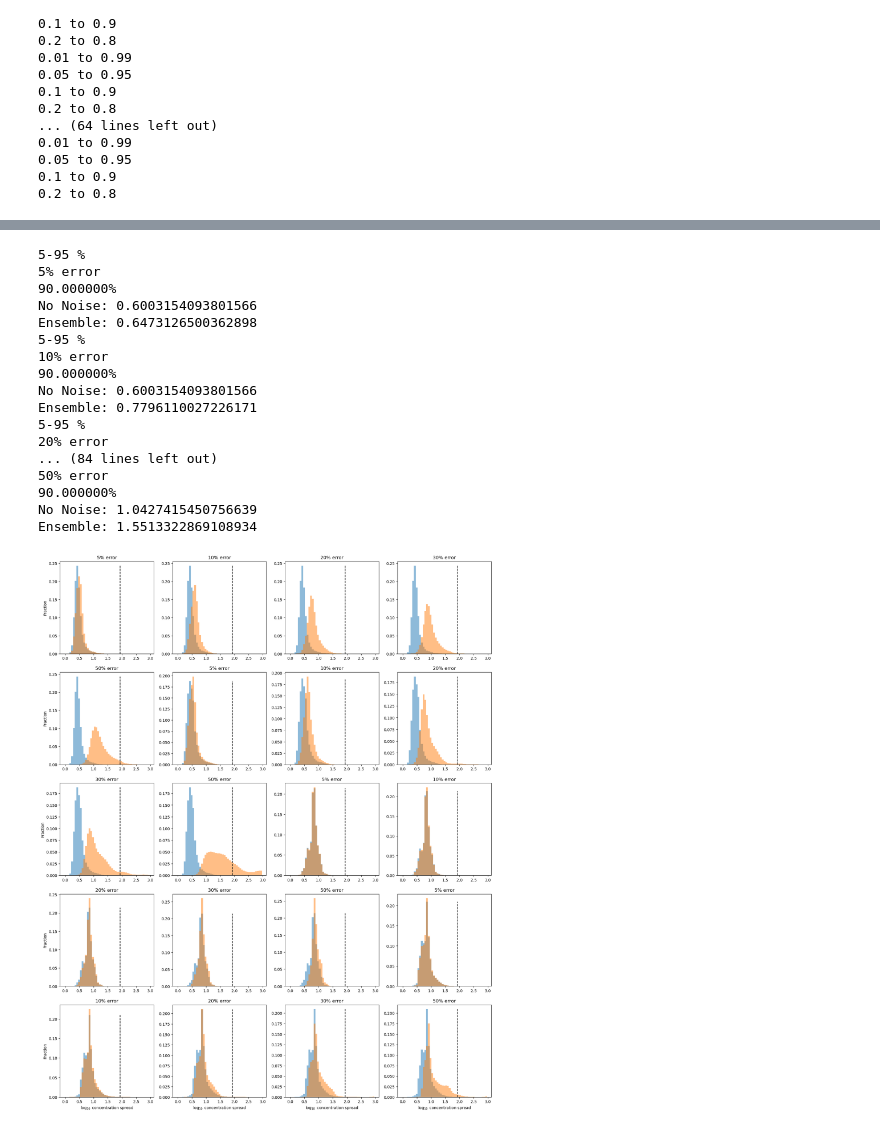
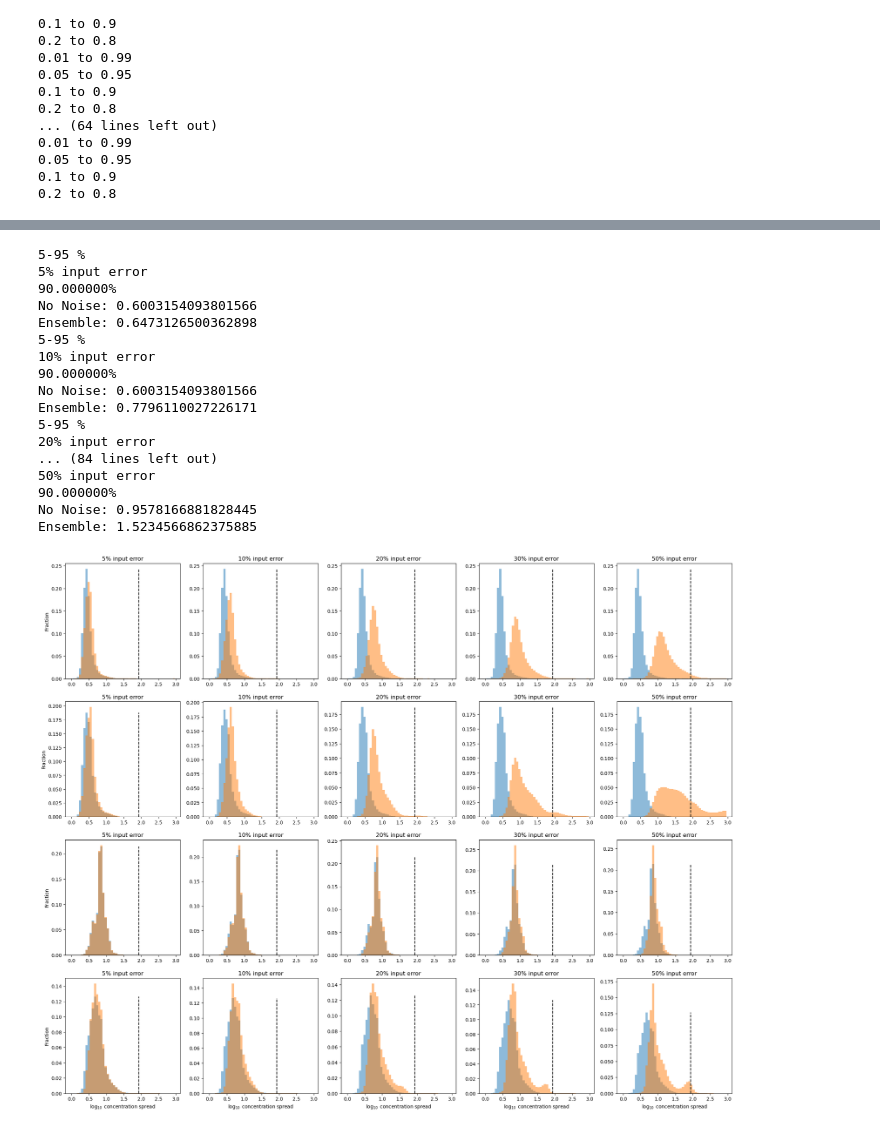
Before and after one commit to NCAR/aerosol-scattering, a Jupyter notebook: scripts/breeze/analyze_output_netcdf.ipynb, the cells around one changed output, grey strips where cells are left out. Saved outputs shown, nothing was run; the diff lists cells and outputs as text; code cells hidden in the pictures.

Commit message:
update notebooks used for producing paper plots

```diff
--- a/scripts/breeze/analyze_output_netcdf.ipynb
+++ b/scripts/breeze/analyze_output_netcdf.ipynb
@@ -70,11 +72,17 @@ file_name_lst = [
     # "/export/breeze1/mhayman/aerosol_poly_nn/output_analysis/full_aggregate_analysis_20260501T064012_30error.nc", # 1 beta, 1 alpha 355 nm, all refractive indices 30% training error
     # "/export/breeze1/mhayman/aerosol_poly_nn/output_analysis/full_aggregate_analysis_20260501T064012_50error.nc", # 1 beta, 1 alpha 355 nm, all refractive indices 30% training error
 
-    "/export/breeze1/mhayman/aerosol_poly_nn/output_analysis/full_aggregate_analysis_20260327T080000_5error.nc", # 1 beta, 1 alpha 532 nm, all refractive indices
-    "/export/breeze1/mhayman/aerosol_poly_nn/output_analysis/full_aggregate_analysis_20260327T080000_10error.nc", # 1 beta, 1 alpha 532 nm, all refractive indices
-    "/export/breeze1/mhayman/aerosol_poly_nn/output_analysis/full_aggregate_analysis_20260327T080000_20error.nc", # 1 beta, 1 alpha 532 nm, all refractive indices
-    "/export/breeze1/mhayman/aerosol_poly_nn/output_analysis/full_aggregate_analysis_20260327T080000_30error.nc", # 1 beta, 1 alpha 532 nm, all refractive indices
-    "/export/breeze1/mhayman/aerosol_poly_nn/output_analysis/full_aggregate_analysis_20260327T080000_50error.nc", # 1 beta, 1 alpha 532 nm, all refractive indices
+    # "/export/breeze1/mhayman/aerosol_poly_nn/output_analysis/full_aggregate_analysis_20260327T080000_5error.nc", # 1 beta, 1 alpha 532 nm, all refractive indices
+    # "/export/breeze1/mhayman/aerosol_poly_nn/output_analysis/full_aggregate_analysis_20260327T080000_10error.nc", # 1 beta, 1 alpha 532 nm, all refractive indices
+    # "/export/breeze1/mhayman/aerosol_poly_nn/output_analysis/full_aggregate_analysis_20260327T080000_20error.nc", # 1 beta, 1 alpha 532 nm, all refractive indices
+    # "/export/breeze1/mhayman/aerosol_poly_nn/output_analysis/full_aggregate_analysis_20260327T080000_30error.nc", # 1 beta, 1 alpha 532 nm, all refractive indices
+    # "/export/breeze1/mhayman/aerosol_poly_nn/output_analysis/full_aggregate_analysis_20260327T080000_50error.nc", # 1 beta, 1 alpha 532 nm, all refractive indices
+
+    "/export/breeze1/mhayman/aerosol_poly_nn/output_analysis/full_aggregate_analysis_20260507T072534_5error.nc", # 3 beta, 0 alpha, all refractive indices
+    "/export/breeze1/mhayman/aerosol_poly_nn/output_analysis/full_aggregate_analysis_20260507T072534_10error.nc", # 3 beta, 0 alpha, all refractive indices
+    "/export/breeze1/mhayman/aerosol_poly_nn/output_analysis/full_aggregate_analysis_20260507T072534_20error.nc", # 3 beta, 0 alpha, all refractive indices
+    "/export/breeze1/mhayman/aerosol_poly_nn/output_analysis/full_aggregate_analysis_20260507T072534_30error.nc", # 3 beta, 0 alpha, all refractive indices
+    "/export/breeze1/mhayman/aerosol_poly_nn/output_analysis/full_aggregate_analysis_20260507T072534_50error.nc", # 3 beta, 0 alpha, all refractive indices
 ]
 # %%
 model_descr_dct = {
@@ -302,12 +316,19 @@ for m_idx, y_scaler in enumerate(y_rescale_lst):
 0.2 to 0.8
 # %%
 # custom_label_lst = [r'2$\alpha$ 6$\beta$',r'2$\alpha$ 3$\beta$','355 nm', '532 nm']
-custom_label_lst = [r'5% error',r'10% error',r'20% error',r'30% error','50% error',]
-custom_label_lst += [r'5% error',r'10% error',r'20% error',r'30% error','50% error',]
-custom_label_lst += [r'5% error',r'10% error',r'20% error',r'30% error','50% error',]
-custom_label_lst += [r'5% error',r'10% error',r'20% error',r'30% error','50% error',]
-custom_label_lst += [r'5% error',r'10% error',r'20% error',r'30% error','50% error',]
-custom_label_lst += [r'5% error',r'10% error',r'20% error',r'30% error','50% error',]
+custom_label_lst = [r'5% input error',r'10% input error',r'20% input error',r'30% input error','50% input error',]
+custom_label_lst += [r'5% input error',r'10% input error',r'20% input error',r'30% input error','50% input error',]
+custom_label_lst += [r'5% input error',r'10% input error',r'20% input error',r'30% input error','50% input error',]
+custom_label_lst += [r'5% input error',r'10% input error',r'20% input error',r'30% input error','50% input error',]
+custom_label_lst += [r'5% input error',r'10% input error',r'20% input error',r'30% input error','50% input error',]
+custom_label_lst += [r'5% input error',r'10% input error',r'20% input error',r'30% input error','50% input error',]
+
+# custom_label_lst = [r'0% error',r'5% error',r'10% error',r'20% error',r'30% error','50% error',]
+# custom_label_lst += [r'0% error',r'5% error',r'10% error',r'20% error',r'30% error','50% error',]
+# custom_label_lst += [r'0% error',r'5% error',r'10% error',r'20% error',r'30% error','50% error',]
+# custom_label_lst += [r'0% error',r'5% error',r'10% error',r'20% error',r'30% error','50% error',]
+# custom_label_lst += [r'0% error',r'5% error',r'10% error',r'20% error',r'30% error','50% error',]
+# custom_label_lst += [r'0% error',r'5% error',r'10% error',r'20% error',r'30% error','50% error',]
 # %%
 fig,ax = plt.subplots(1,2,figsize=(12,5))
 plt_lst = [0,1,2,3]
@@ -363,7 +384,7 @@ ax[1].grid(visible=True)
 percentile_idx = 1
 # plt_lst = [0,1,2,3,4,5,6,7]
 plt_lst = np.arange(len(nc_data_lst))
-n_col = 4
+n_col = 5
 # n_row = int(np.ceil(len(hcmb_lst)/n_col))
 n_row = int(np.ceil(len(plt_lst)/n_col))
 
@@ -432,37 +453,37 @@ for m_idx, pidx in enumerate(plt_lst):
     ax = ax_lst_cdf[m_idx]
     ax.bar(x_axis_plt,h_cdf,width=np.diff(hists[1]),alpha=0.5)
     ax.bar(x_axis_plt,h_cdf_ens,width=np.diff(hists_ens[1]),alpha=0.5)
 
     ax.plot(2*[prior_percentile_delta[0,0]],[0,1],'k--')
     ax.plot(2*[cdf_lim],[0,1],'C0--')
     ax.plot(2*[cdf_lim_ens],[0,1],'C1--')
     print(title + f"\n{100*(1-contain_lim):02f}%\nNo Noise: {cdf_lim[0]}\nEnsemble: {cdf_lim_ens[0]}")
     if len(conc_log_wid_dct[model_str]) == 0:
         conc_log_wid_dct[model_str].append(cdf_lim.item())
         conc_log_error_dct[model_str].append(0.0)
     conc_log_wid_dct[model_str].append(cdf_lim_ens.item())
     conc_log_error_dct[model_str].append(ens_width_lst[pidx])
 
     if m_idx//n_col == n_row-1:
         ax.set_xlabel(r'$\log_{10}$ concentration spread')
     if m_idx%n_col == 0:
         ax.set_ylabel(r'Cumulative Fraction')
 # %% [output]
 5-95 %
-5% error
+5% input error
 90.000000%
 No Noise: 0.6003154093801566
 Ensemble: 0.6473126500362898
 5-95 %
-10% error
+10% input error
 90.000000%
 No Noise: 0.6003154093801566
 Ensemble: 0.7796110027226171
 5-95 %
-20% error
+20% input error
 ... (84 lines left out)
-50% error
+50% input error
 90.000000%
-No Noise: 1.0427415450756639
-Ensemble: 1.5513322869108934
+No Noise: 0.9578166881828445
+Ensemble: 1.5234566862375885
-[figure, old version]
+[figure, new version]
```
Also changed, not shown: parts of 33 cells of this notebook, 1 other file.
